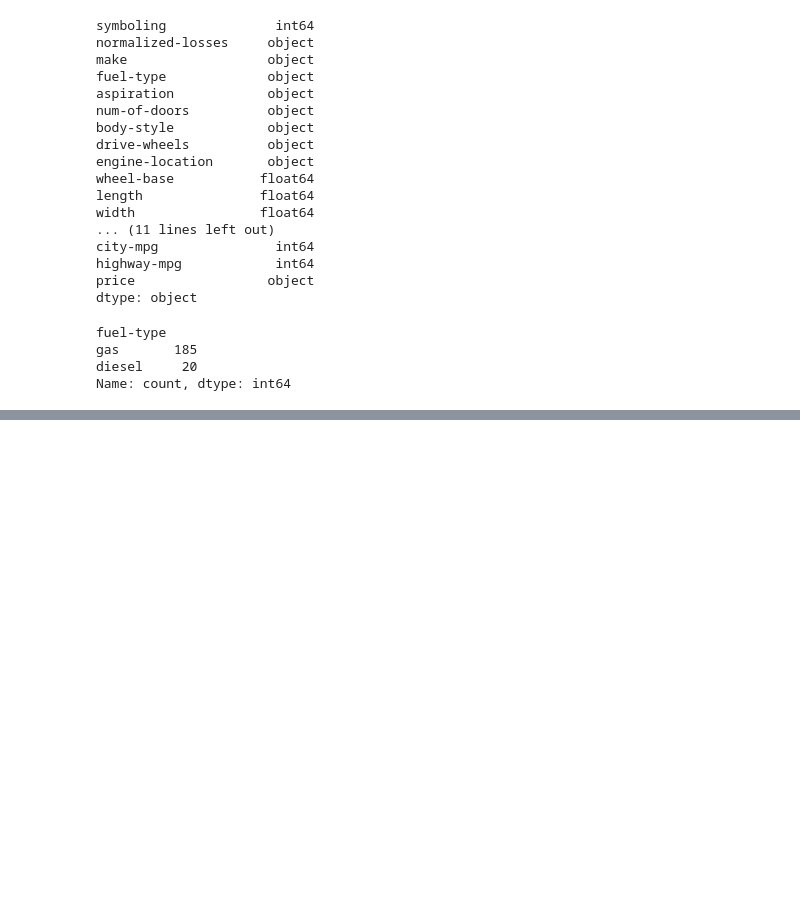
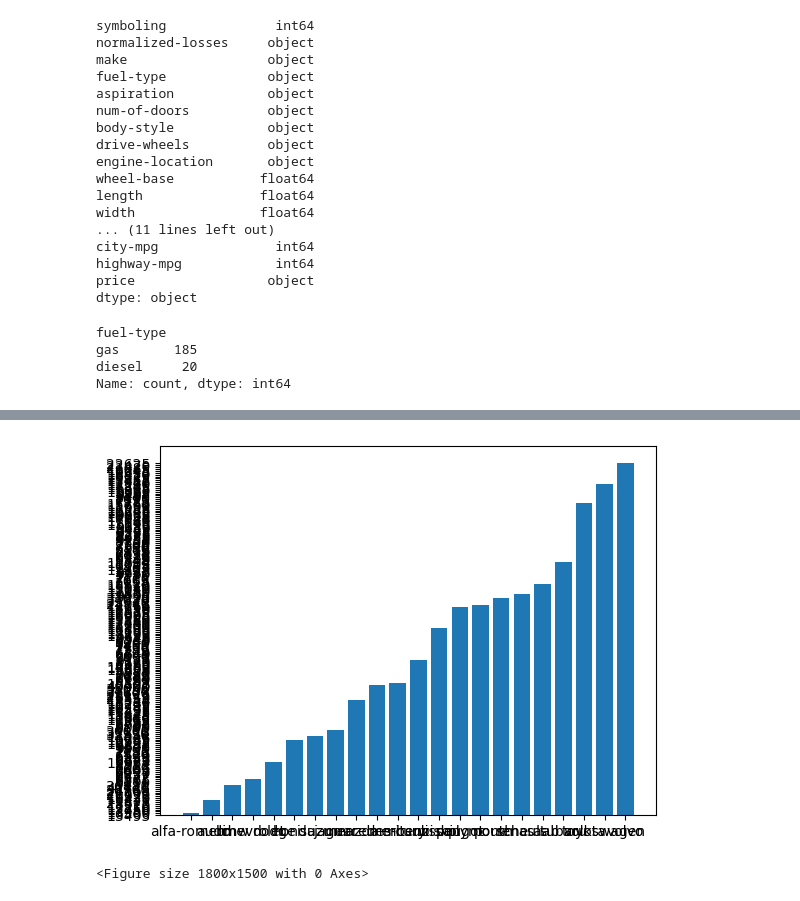
Before and after one commit to chaudhary-dotcom/Python-Beginning-, a Jupyter notebook: eda6.ipynb, the cells around one changed output, grey strips where cells are left out. Drawn from its saved outputs; the diff is of its cells as text; code cells hidden in the pictures; blank space fills up the shorter version.

```diff
--- a/eda6.ipynb
+++ b/eda6.ipynb
@@ -89,0 +160,10 @@ Name: count, dtype: int64
+# %%
+prc = df['price']
+model = df['make']
+
+plt.bar(model, prc)
+plt.figure(figsize=(18, 15))
+plt.show()
+# %% [output]
+[figure, added]
+<Figure size 1800x1500 with 0 Axes>
```
Also changed, not shown: parts of 4 cells of this notebook.
